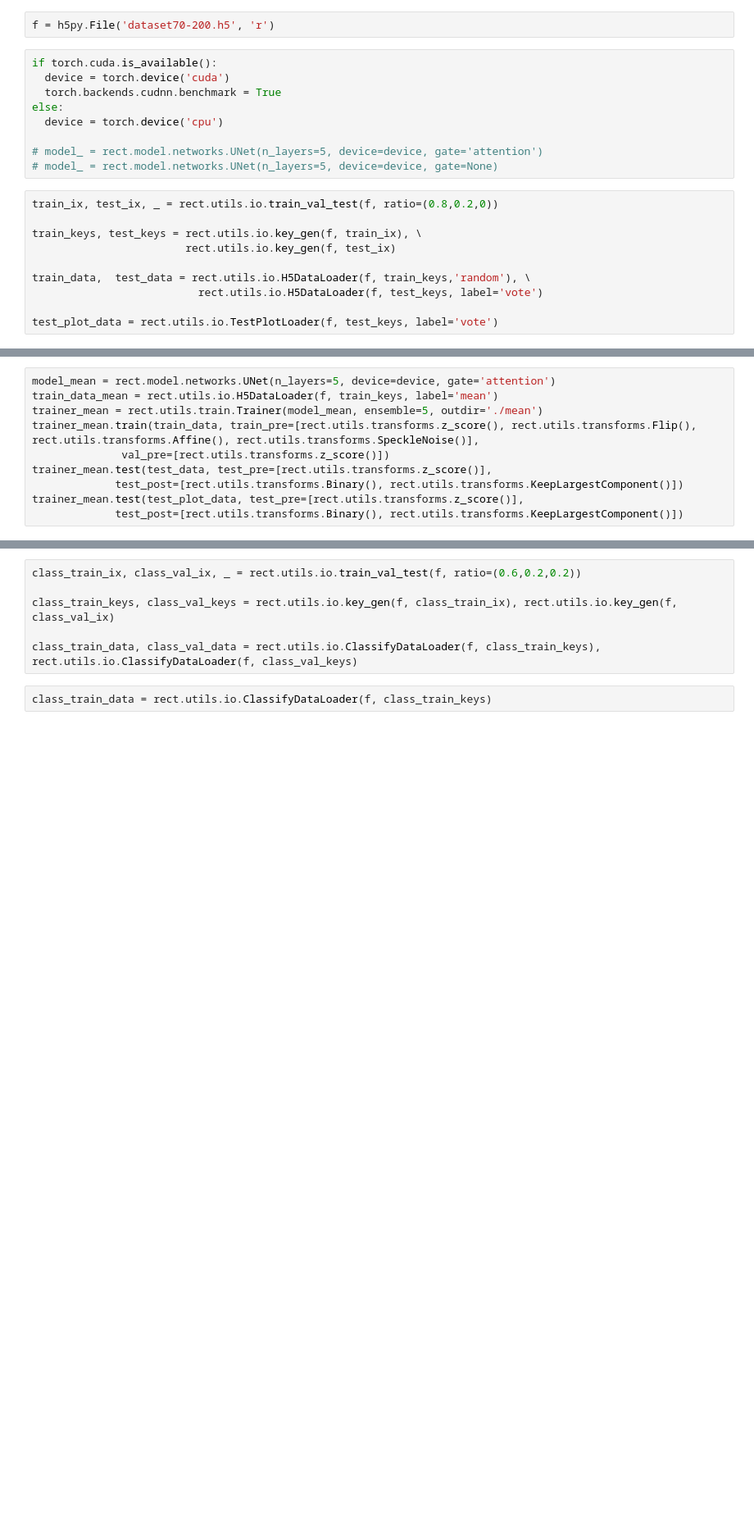
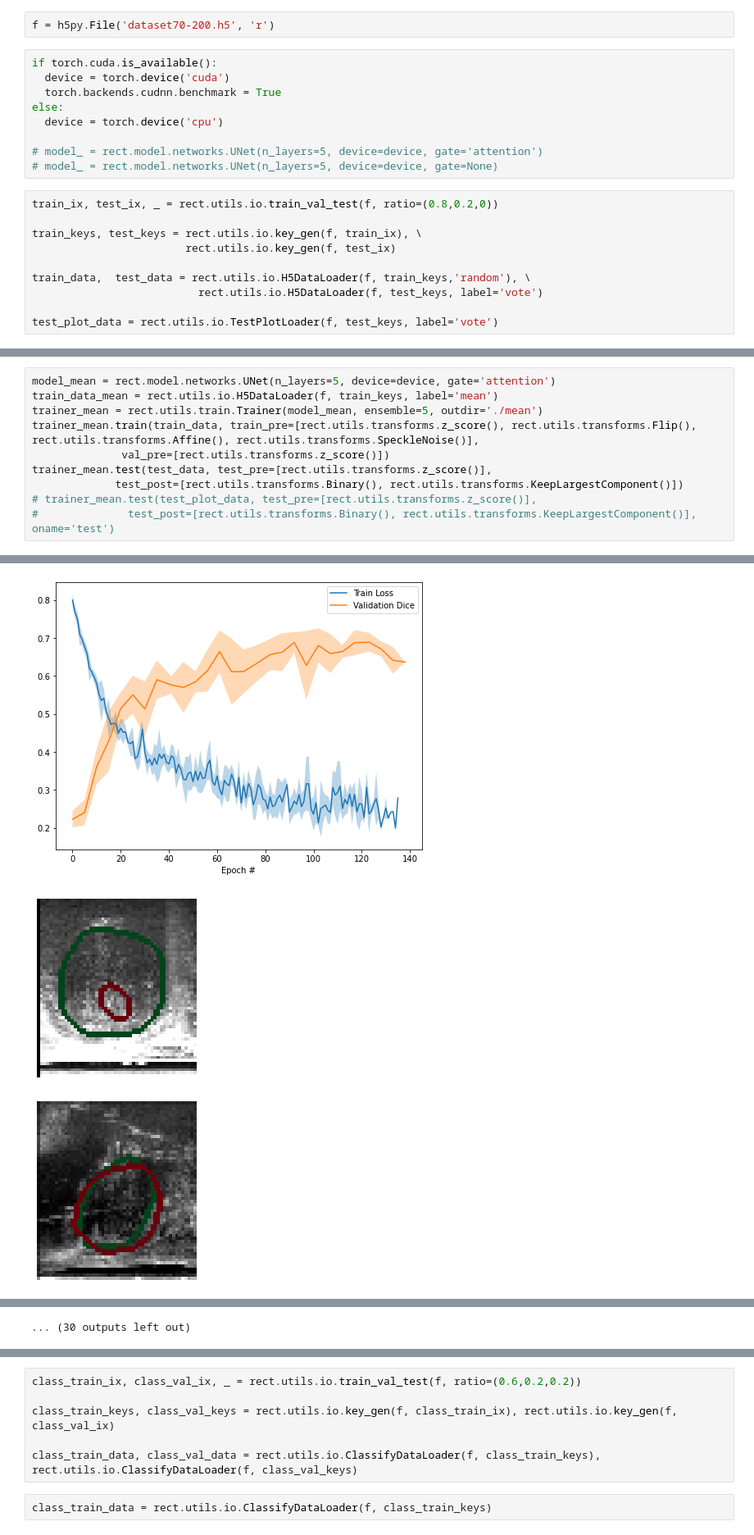
Before and after one commit to liamchalcroft/RectAngle, a Jupyter notebook: colab_from_package.ipynb, the cells around one changed output, grey strips where cells are left out. Shown at 82% size. Drawn from its saved outputs; the diff is of its cells as text; blank space fills up the shorter version.

```diff
--- a/colab_from_package.ipynb
+++ b/colab_from_package.ipynb
@@ -81,5 +121,6 @@ trainer_mean.train(train_data, train_pre=[rect.utils.transforms.z_score(), rect.
               val_pre=[rect.utils.transforms.z_score()])
 trainer_mean.test(test_data, test_pre=[rect.utils.transforms.z_score()],
              test_post=[rect.utils.transforms.Binary(), rect.utils.transforms.KeepLargestComponent()])
-trainer_mean.test(test_plot_data, test_pre=[rect.utils.transforms.z_score()],
-             test_post=[rect.utils.transforms.Binary(), rect.utils.transforms.KeepLargestComponent()])
+# trainer_mean.test(test_plot_data, test_pre=[rect.utils.transforms.z_score()],
+#              test_post=[rect.utils.transforms.Binary(), rect.utils.transforms.KeepLargestComponent()], oname='test')
+# %% [output]
@@ -85,0 +144,3 @@ trainer_mean.test(test_plot_data, test_pre=[rect.utils.transforms.z_score()],
+[figure, added]
+[figure, added]
+[figure, added]
@@ -86 +155,2 @@ trainer_mean.test(test_plot_data, test_pre=[rect.utils.transforms.z_score()],
+... (30 outputs left out)
 # %%
```
Also changed, not shown: parts of 15 cells of this notebook.
